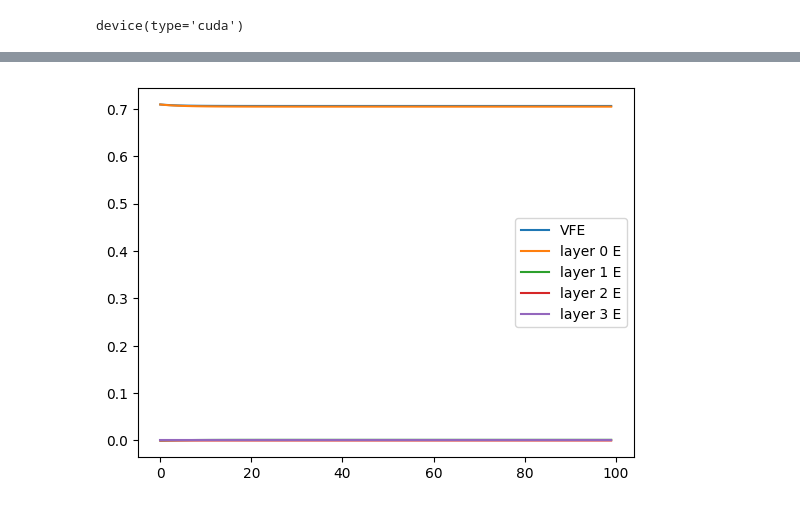
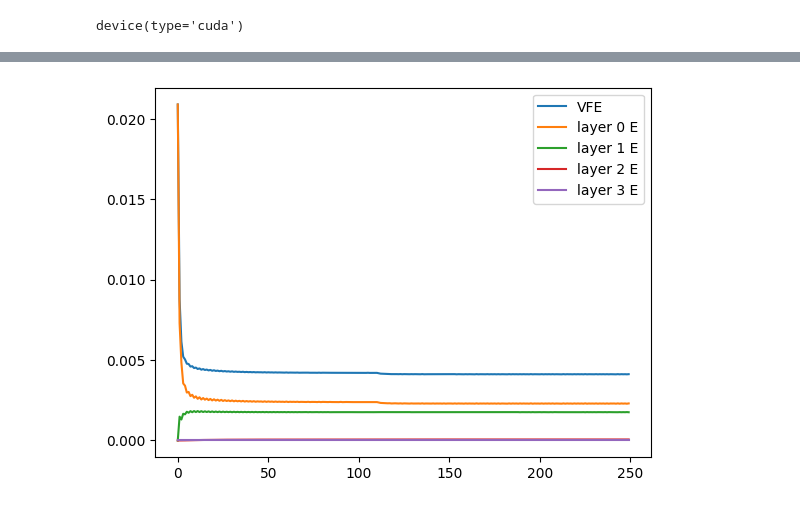
Before and after one commit to joeagriffith/pclib, a Jupyter notebook: mnist/mnist_pclinear.ipynb, the cells around one changed output, grey strips where cells are left out. Drawn from its saved outputs; the diff is of its cells as text; code cells hidden in the pictures.

```diff
--- a/mnist/mnist_pclinear.ipynb
+++ b/mnist/mnist_pclinear.ipynb
@@ -144,31 +144,11 @@ Val Acc - mean: 0.943 | std: nan | min: 0.943 | max: 0.943
-# %%
-train_loader = torch.utils.data.DataLoader(train_dataset, batch_size=512, shuffle=False)
-images, y = next(iter(train_loader))
-x = images.view(images.shape[0], -1)
-y = torch.nn.functional.one_hot(y, NUM_CLASSES).float()
-
-# track_vfe(model, x, steps=100, plot_Es=True)
-# For some reason this doesn't work, so I copied the code here and it works?!?!
-steps = 100
-plot_Es = True
-assert len(x.shape) == 2, f"Invalid shape {x.shape}, input and targets must be pre-processed."
-state = model.init_state(x, y)
-vfes = []
-E = [[] for _ in range(len(model.layers))]
-for step_i in range(steps):
-    with torch.no_grad():
-        state = model.step(state, y)
-        vfes.append(vfe(state).item())
-        for i in range(len(model.layers)):
-            E[i].append(state[i]['e'].square().sum(dim=1).mean().item())
-plt.plot(vfes, label='VFE')
-
-if plot_Es:
-    for i in range(len(model.layers)):
-        plt.plot(E[i], label=f'layer {i} E')
-plt.legend()
-plt.show()
-# %% [output]
-[figure, removed]
+# %%
+from pclib.utils.functional import format_y
+train_loader = torch.utils.data.DataLoader(train_dataset, batch_size=512, shuffle=True)
+images, y = next(iter(train_loader))
+x = images.view(images.shape[0], -1)
+y = format_y(y, 10)
+track_vfe(model, x, y, 250, plot_Es=True)
+# %% [output]
+[figure, added]
 # %%
 # Plots accuracy of the model as it converges
```
Also changed, not shown: parts of 7 cells of this notebook, 6 other files.
